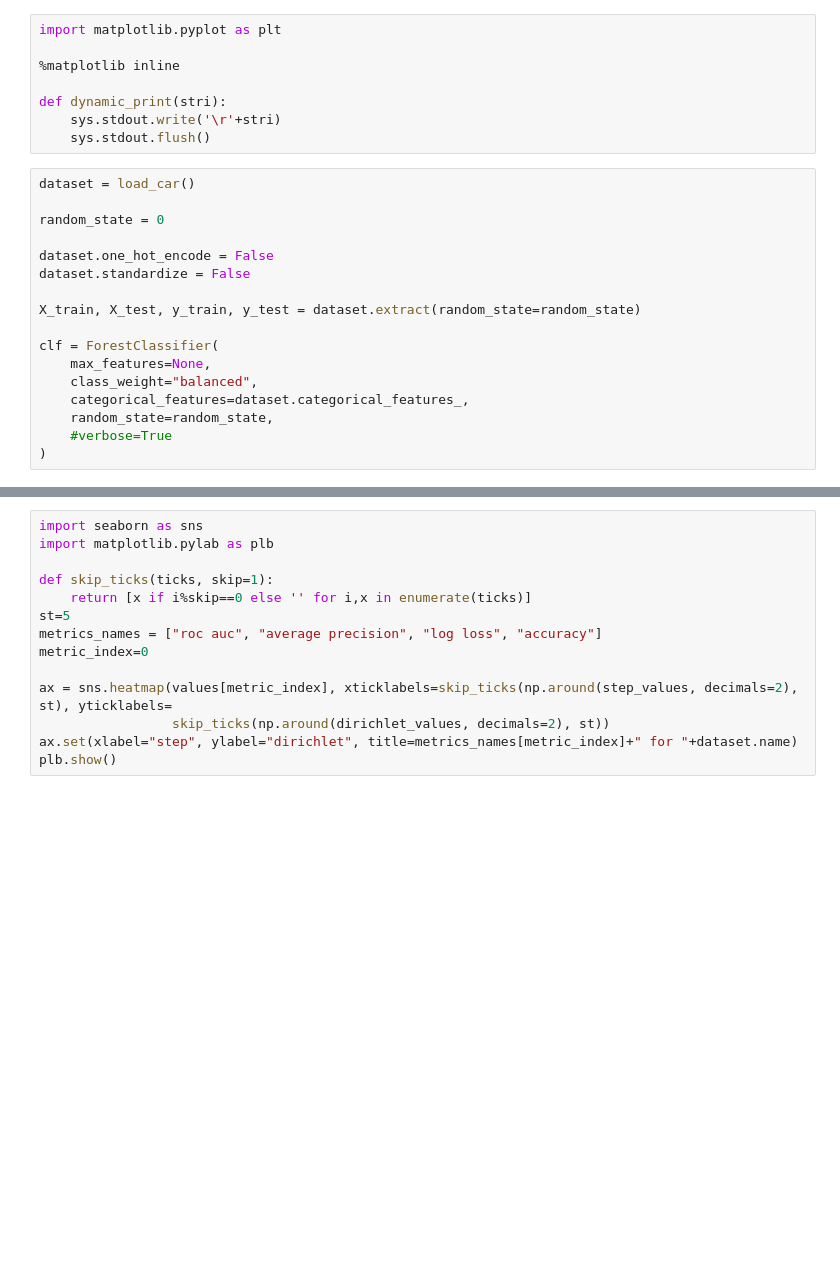
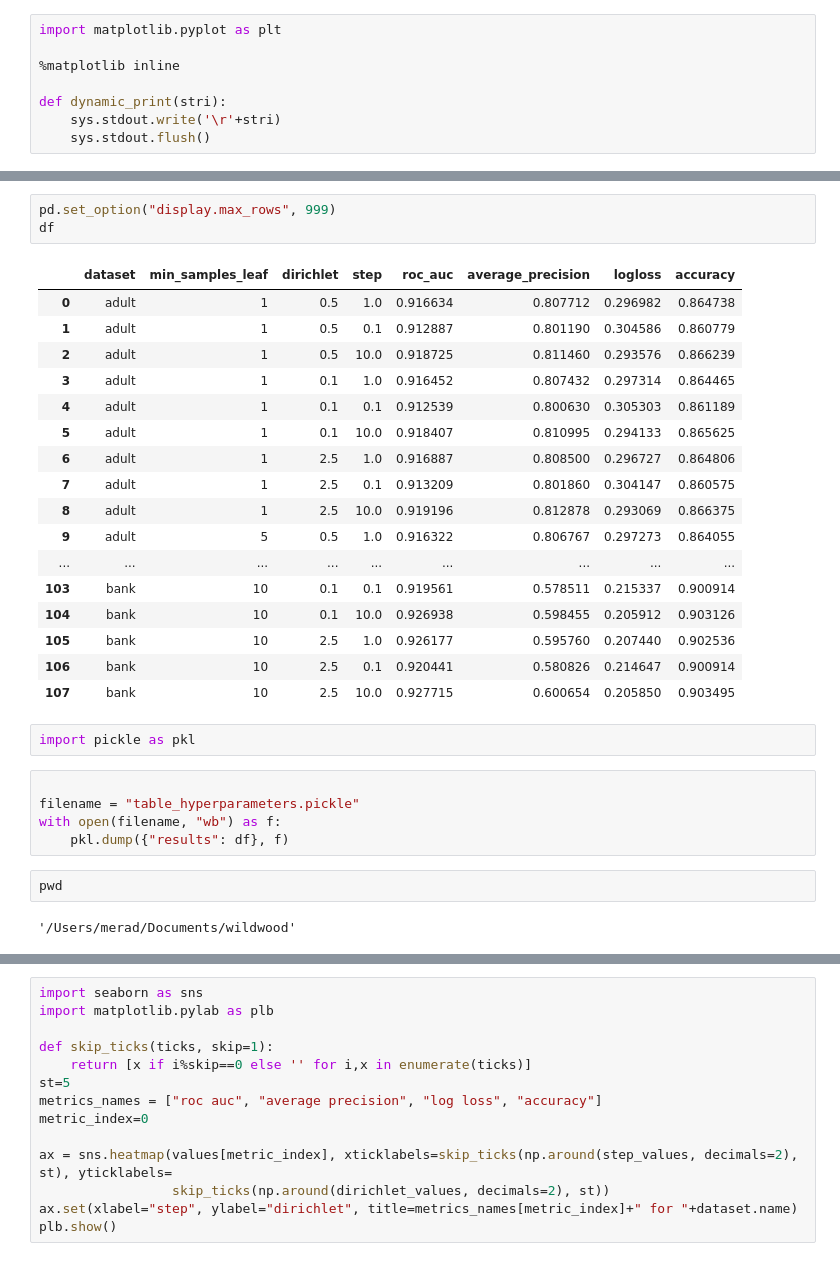
Before and after one commit to pyensemble/wildwood, a Jupyter notebook: heatmap.ipynb, the cells around one changed output, grey strips where cells are left out. Drawn from its saved outputs; the diff is of its cells as text; blank space fills up the shorter version.

```diff
--- a/heatmap.ipynb
+++ b/heatmap.ipynb
@@ -18,20 +22,3 @@ import matplotlib.pyplot as plt
 def dynamic_print(stri):
     sys.stdout.write('\r'+stri)
     sys.stdout.flush()
-# %%
-dataset = load_car()
-
-random_state = 0
-
-dataset.one_hot_encode = False
-dataset.standardize = False
-
-X_train, X_test, y_train, y_test = dataset.extract(random_state=random_state)
-
-clf = ForestClassifier(
-    max_features=None,
-    class_weight="balanced",
-    categorical_features=dataset.categorical_features_,
-    random_state=random_state,
-    #verbose=True
-)
@@ -42,3 +86,35 @@ from sklearn.metrics import average_precision_score, roc_auc_score, log_loss, ac
+# %%
+pd.set_option("display.max_rows", 999)
+df
+# %% [output]
+|  | dataset | min_samples_leaf | dirichlet | step | roc_auc | average_precision | logloss | accuracy |
+| 0 | adult | 1 | 0.5 | 1.0 | 0.916634 | 0.807712 | 0.296982 | 0.864738 |
+| 1 | adult | 1 | 0.5 | 0.1 | 0.912887 | 0.801190 | 0.304586 | 0.860779 |
+| 2 | adult | 1 | 0.5 | 10.0 | 0.918725 | 0.811460 | 0.293576 | 0.866239 |
+| 3 | adult | 1 | 0.1 | 1.0 | 0.916452 | 0.807432 | 0.297314 | 0.864465 |
+| 4 | adult | 1 | 0.1 | 0.1 | 0.912539 | 0.800630 | 0.305303 | 0.861189 |
+| 5 | adult | 1 | 0.1 | 10.0 | 0.918407 | 0.810995 | 0.294133 | 0.865625 |
+| 6 | adult | 1 | 2.5 | 1.0 | 0.916887 | 0.808500 | 0.296727 | 0.864806 |
+| 7 | adult | 1 | 2.5 | 0.1 | 0.913209 | 0.801860 | 0.304147 | 0.860575 |
+| 8 | adult | 1 | 2.5 | 10.0 | 0.919196 | 0.812878 | 0.293069 | 0.866375 |
+| 9 | adult | 5 | 0.5 | 1.0 | 0.916322 | 0.806767 | 0.297273 | 0.864055 |
+| ... | ... | ... | ... | ... | ... | ... | ... | ... |
+| 103 | bank | 10 | 0.1 | 0.1 | 0.919561 | 0.578511 | 0.215337 | 0.900914 |
+| 104 | bank | 10 | 0.1 | 10.0 | 0.926938 | 0.598455 | 0.205912 | 0.903126 |
+| 105 | bank | 10 | 2.5 | 1.0 | 0.926177 | 0.595760 | 0.207440 | 0.902536 |
+| 106 | bank | 10 | 2.5 | 0.1 | 0.920441 | 0.580826 | 0.214647 | 0.900914 |
+| 107 | bank | 10 | 2.5 | 10.0 | 0.927715 | 0.600654 | 0.205850 | 0.903495 |
+# %%
+import pickle as pkl
+# %%
+
+filename = "table_hyperparameters.pickle"
+with open(filename, "wb") as f:
+    pkl.dump({"results": df}, f)
+# %%
+pwd
+# %% [output]
+'/Users/merad/Documents/wildwood'
 # %%
 dirichlet_values = np.array([2**(i) for i in np.linspace(-7, 0, 27)])
 step_values = np.array([2**(i) for i in np.linspace(-2, 4, 29)])
```
Also changed, not shown: parts of 6 cells of this notebook, 29 other files.
